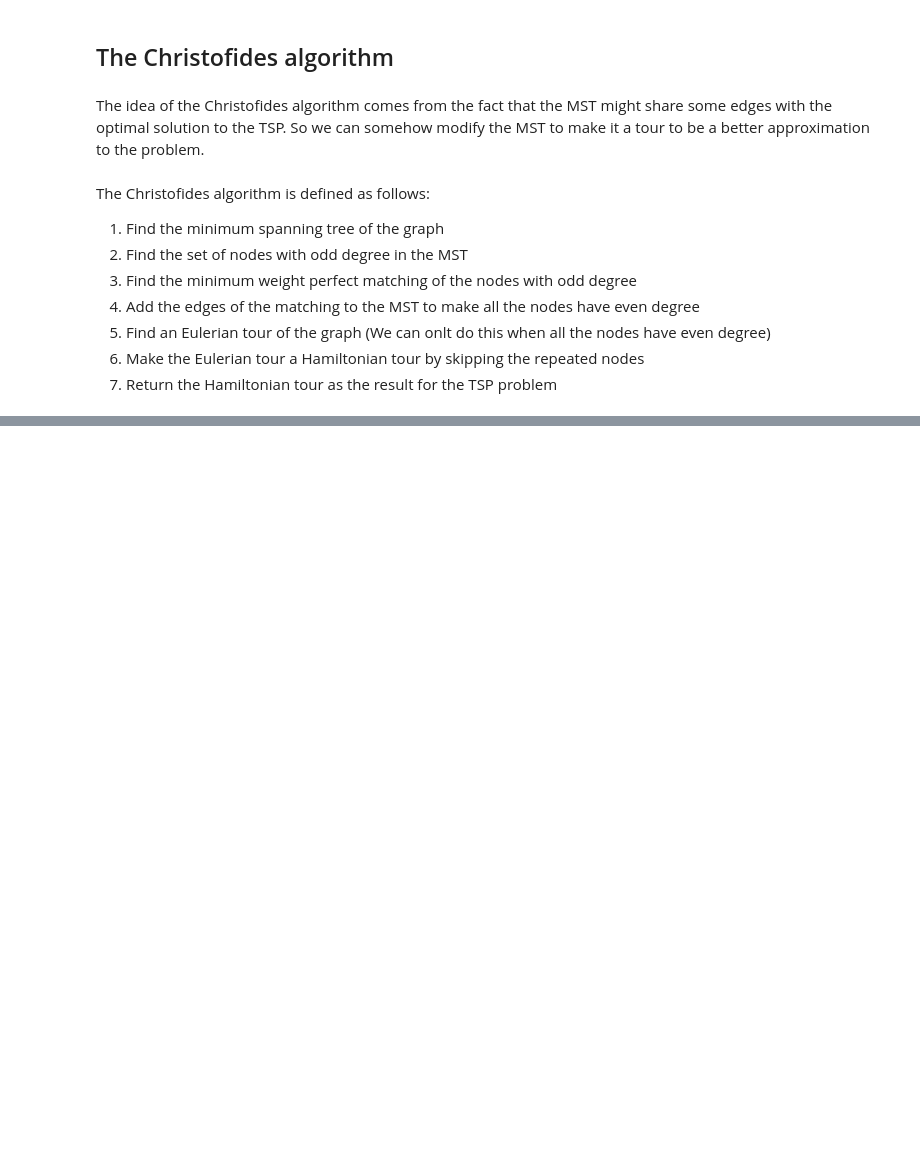
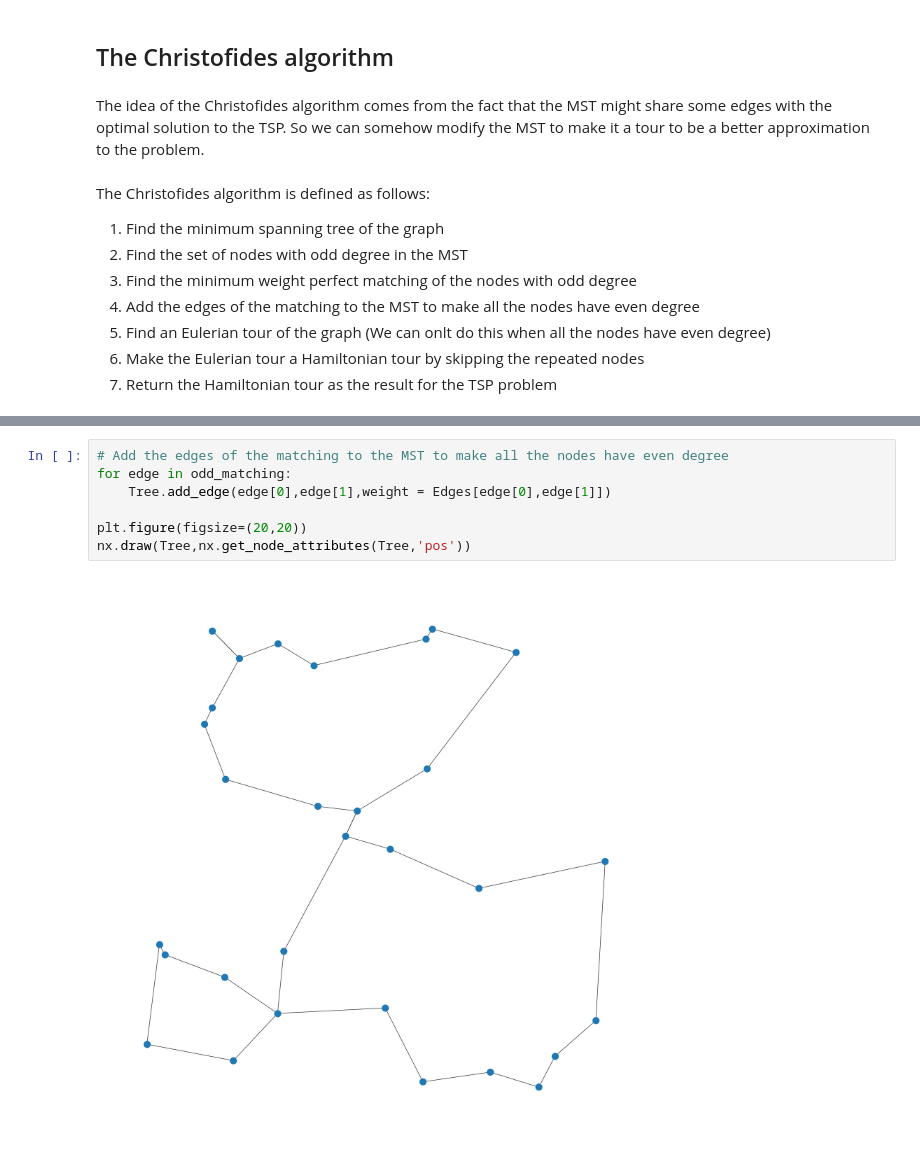
Before and after one commit to Fr9nkenstein/Project_TSP, a Jupyter notebook: Project.ipynb, the cells around one changed output, grey strips where cells are left out. Drawn from its saved outputs; the diff is of its cells as text; blank space fills up the shorter version.

```diff
--- a/Project.ipynb
+++ b/Project.ipynb
@@ -170,0 +198,9 @@ array([ 1,  2,  3,  7,  8,  9, 16, 17, 19, 21, 22, 28])
+# %%
+# Add the edges of the matching to the MST to make all the nodes have even degree
+for edge in odd_matching:
+    Tree.add_edge(edge[0],edge[1],weight = Edges[edge[0],edge[1]])
+
+plt.figure(figsize=(20,20))
+nx.draw(Tree,nx.get_node_attributes(Tree,'pos'))
+# %% [output]
+[figure, added]
```
Also changed, not shown: parts of 14 cells of this notebook, 1 other file.
